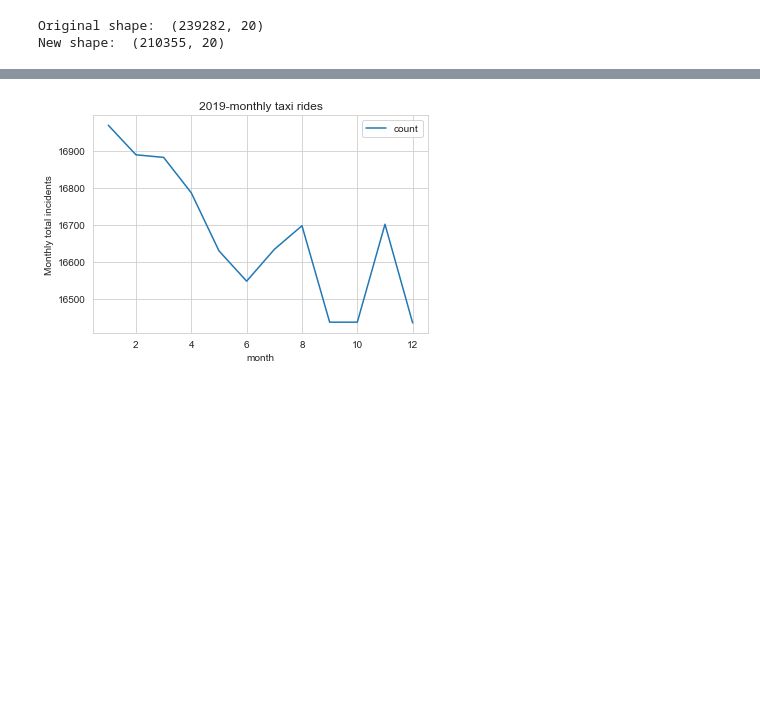
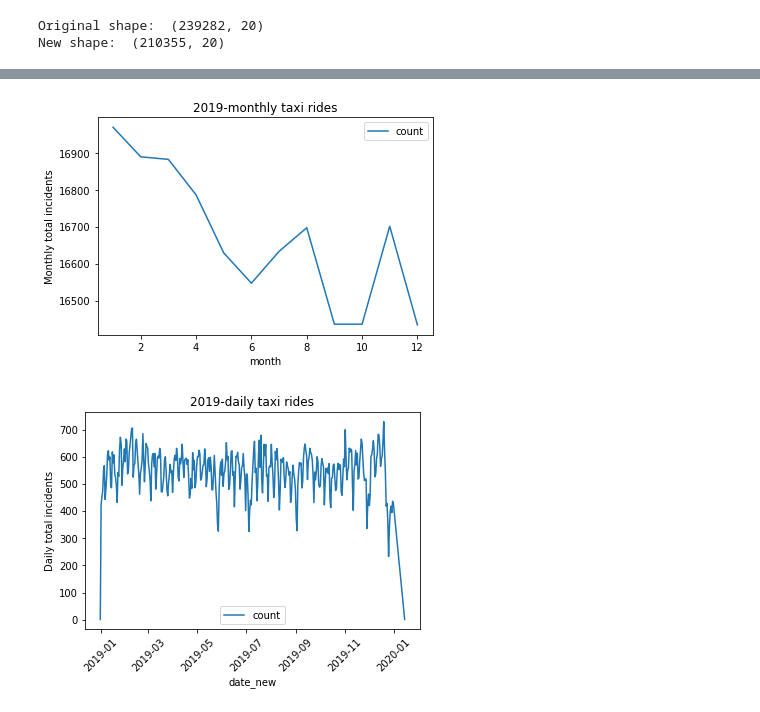
Before and after one commit to Martinee-v/TaxiNYC-EDA, a Jupyter notebook: python/EDA_taxis.ipynb, the cells around one changed output, grey strips where cells are left out. Cells and saved outputs as stored; diff of their text form; code cells hidden in the pictures; blank space fills up the shorter version.

```diff
--- a/python/EDA_taxis.ipynb
+++ b/python/EDA_taxis.ipynb
@@ -136,7 +161,7 @@ payment_method_dict = {
     1:'Credit Card',
     2:'Cash',
     3:'No Charge',
-    4:'Dispue',
+    4:'Dispute',
     5:'Unknown',
     6:'Voided Trip'
 }
@@ -164,7 +189,7 @@ df1.head()
 | 3 | 2019-01-06 18:45:43 | 2019-01-06 18:54:48 | 9.083 | 2.0 | 1.20 | 1.0 | ... |
 | 4 | 2019-01-18 16:51:26 | 2019-01-18 17:03:13 | 11.783 | 1.0 | 1.20 | 1.0 | ... |
 # %%
-df1['destiny'] = df1['pu_Borough'] + '_' + df1['do_Borough']
+df1['destination'] = df1['pu_Borough'] + '_' + df1['do_Borough']
 df1 = df1[df1['pu_Borough'] != 'Unknown']
 df1 = df1[df1['do_Borough'] != 'Unknown']
 fig, ax = plt.subplots(figsize=(20, 10))
@@ -177,13 +203,19 @@ plt.show()
 # %%
 #Plotting time trends for month and weekday
 df2 = df1.copy()
 def plot_time( df, time_var, title, rot = 0):
     res = df2.groupby([time_var])['payment_type'].count().reset_index(name="count")
     p = res.plot(x = time_var, y = "count", title = title, rot = rot)
     return p
 
 df2["month"] = df2['pickup_date'].dt.month
-p_monthly = plot_time( df2, "month", "2019-monthly taxi rides")
+plot_monthly = plot_time( df2, "month", "2019-monthly taxi rides")
 _ = plt.ylabel("Monthly total incidents")
+
+df2["date_new"] = df2["pickup_date"].dt.date
+# rotate the x-axis tick labels for better visualization
+plot_daily = plot_time( df2, "date_new", "2019-daily taxi rides", rot = 45)
+_ = plt.ylabel("Daily total incidents")
 # %% [output]
-[figure, old version]
+[figure, new version]
+[figure, added]
```
Also changed, not shown: parts of 9 cells of this notebook.
